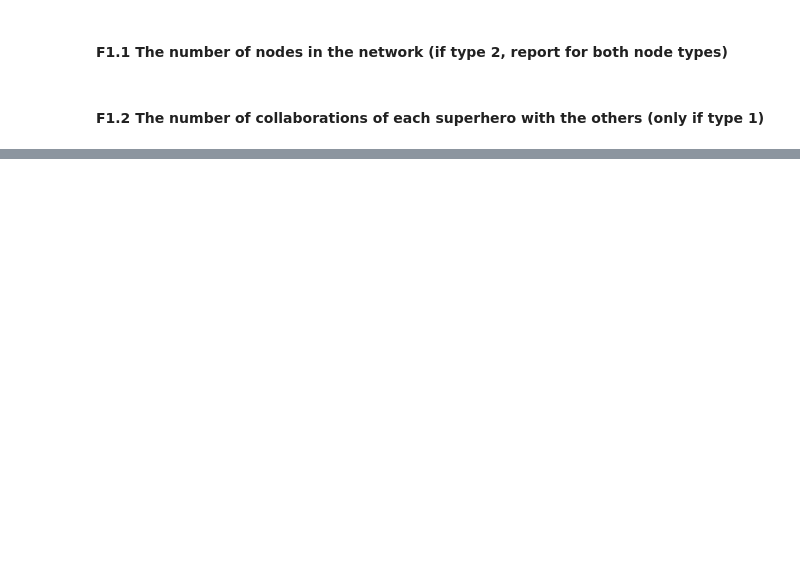
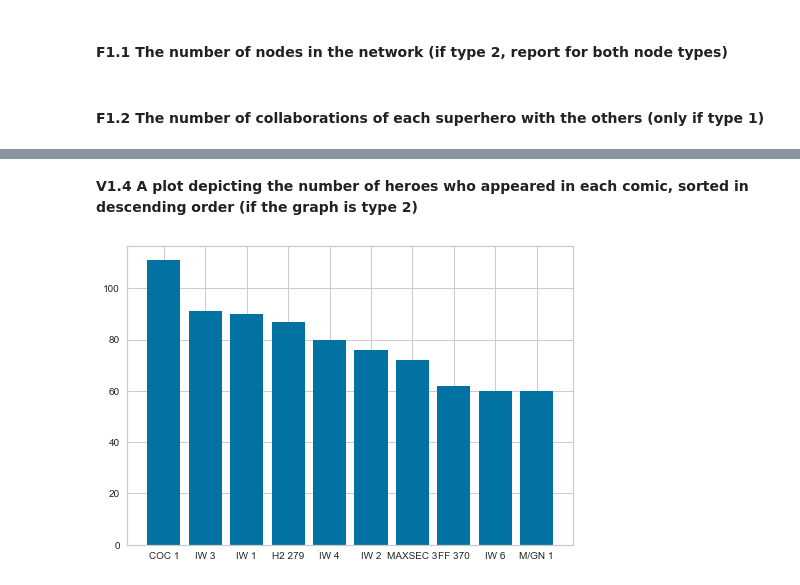
Before and after one commit to Gianlufrez/ADM_HW5, a Jupyter notebook: QUESTION1_GIANLUCA.ipynb, the cells around one changed output, grey strips where cells are left out. Drawn from its saved outputs; the diff is of its cells as text; code cells hidden in the pictures; blank space fills up the shorter version.

```diff
--- a/QUESTION1_GIANLUCA.ipynb
+++ b/QUESTION1_GIANLUCA.ipynb
@@ -286,0 +210,4 @@ len(dfheros)
+# %%
+for u, v, d in G1.edges(data=True):
+    if (d['weight']) == 220:
+        print(f"L'arco ({u}, {v}) ha peso {d['weight']}")
@@ -286,0 +218,7 @@ len(dfheros)
+# %%
+G2 = nx.Graph()
+G2 = nx.from_pandas_edgelist(dfedges, 'comic', 'hero')
+#aggiungiamo il tipo di ogni nodo, hero o comic
+for index, row in dfedges.iterrows():
+    G2.add_node(row['hero'], type='hero')
+    G2.add_node(row['comic'], type='comic')
@@ -370,0 +317,12 @@ density(G_heros, 1)
+# %%
+def heros_per_comic(graph, graph_type, N= None):
+    if graph_type == 1:
+        return ("Sorry, I can't compute the number of heroes that have appeared in each comic for type 1 graphs, only for type 2 graphs.")
+    else:
+        attributes = nx.get_node_attributes(graph, 'type')
+        filtered_d = {k: v for k, v in attributes.items() if v != 'hero'}
+        finale = {}
+        for i in filtered_d:
+            finale[i] = graph.degree(i)
+        sorted_d = dict(sorted(finale.items(), key=lambda item: item[1], reverse = True))
+        return dict(islice(sorted_d.items(), N))
@@ -370,0 +504,22 @@ density(G_heros, 1)
+# %% [markdown]
+**V1.4 A plot depicting the number of heroes who appeared in each comic, sorted in descending order (if the graph is type 2)**
+# %%
+#abbiamo messo 10 come N perche senno si sovrapponevano i nomi
+plot_sort_comic = sorted(heros_per_comic(G2, 2, 10).items(), key=lambda x: x[1], reverse = True)
+
+
+# Make a random dataset:
+height = [t[1] for t in plot_sort_comic]
+bars = [t[0] for t in plot_sort_comic]
+y_pos = np.arange(len(bars))
+
+# Create bars
+plt.bar(y_pos, height)
+
+# Create names on the x-axis
+plt.xticks(y_pos, bars)
+
+# Show graphic
+plt.show()
+# %% [output]
+[figure, added]
```
Also changed, not shown: parts of 92 cells of this notebook.
